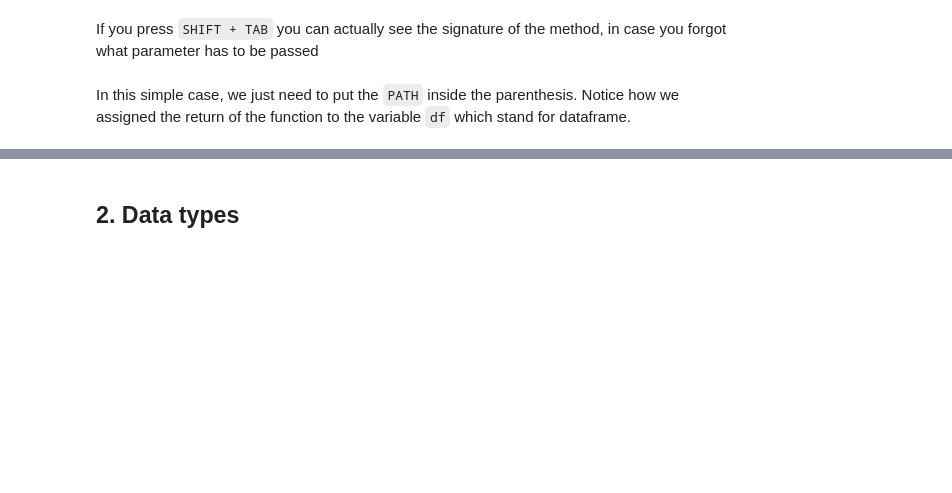
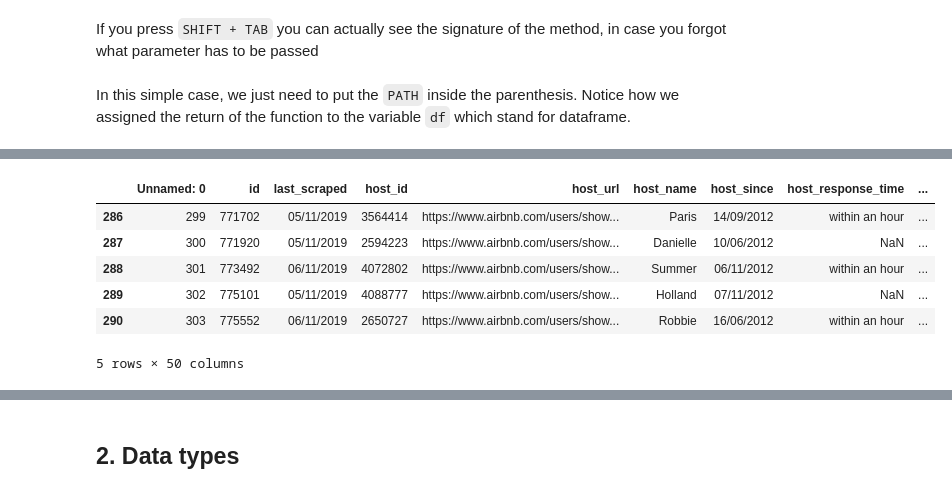
Before and after one commit to alessiotucci/Jupyter-and-Data-analysis, a Jupyter notebook: Cheat-sheet-Quiz2.ipynb, the cells around one changed output, grey strips where cells are left out. Drawn from its saved outputs; the diff is of its cells as text; code cells hidden in the pictures; blank space fills up the shorter version.

```diff
--- a/Cheat-sheet-Quiz2.ipynb
+++ b/Cheat-sheet-Quiz2.ipynb
@@ -22,0 +58,10 @@ In this simple case, we just need to put the `PATH` inside the parenthesis. Noti
+# %%
+df.tail() # tell us the last 5
+# %% [output]
+|  | Unnamed: 0 | id | last_scraped | host_id | host_url | host_name | host_since | host_response_time | ... |
+| 286 | 299 | 771702 | 05/11/2019 | 3564414 | https://www.airbnb.com/users/show... | Paris | 14/09/2012 | within an hour | ... |
+| 287 | 300 | 771920 | 05/11/2019 | 2594223 | https://www.airbnb.com/users/show... | Danielle | 10/06/2012 | NaN | ... |
+| 288 | 301 | 773492 | 06/11/2019 | 4072802 | https://www.airbnb.com/users/show... | Summer | 06/11/2012 | within an hour | ... |
+| 289 | 302 | 775101 | 05/11/2019 | 4088777 | https://www.airbnb.com/users/show... | Holland | 07/11/2012 | NaN | ... |
+| 290 | 303 | 775552 | 06/11/2019 | 2650727 | https://www.airbnb.com/users/show... | Robbie | 16/06/2012 | within an hour | ... |
+5 rows × 50 columns
```
Also changed, not shown: parts of 9 cells of this notebook.
